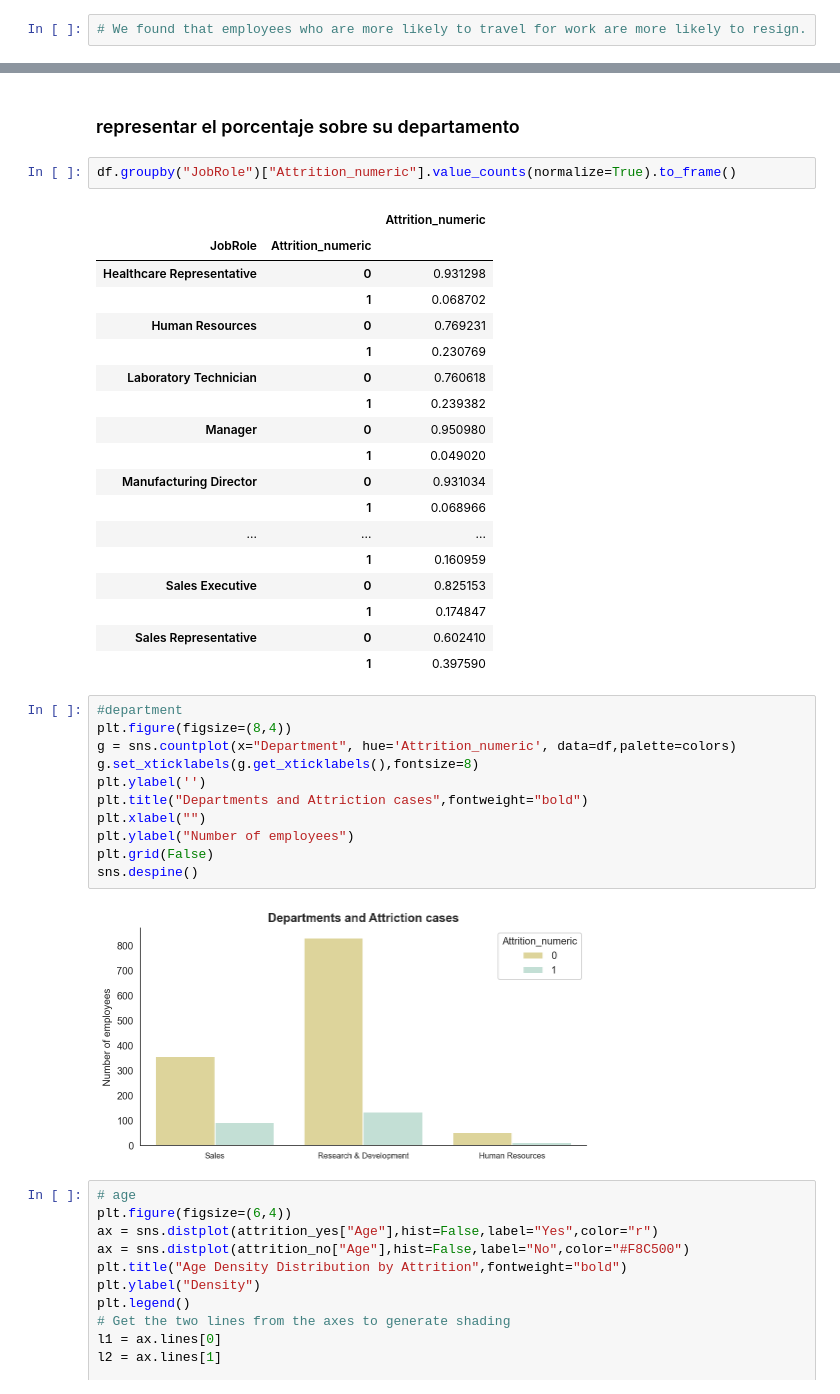
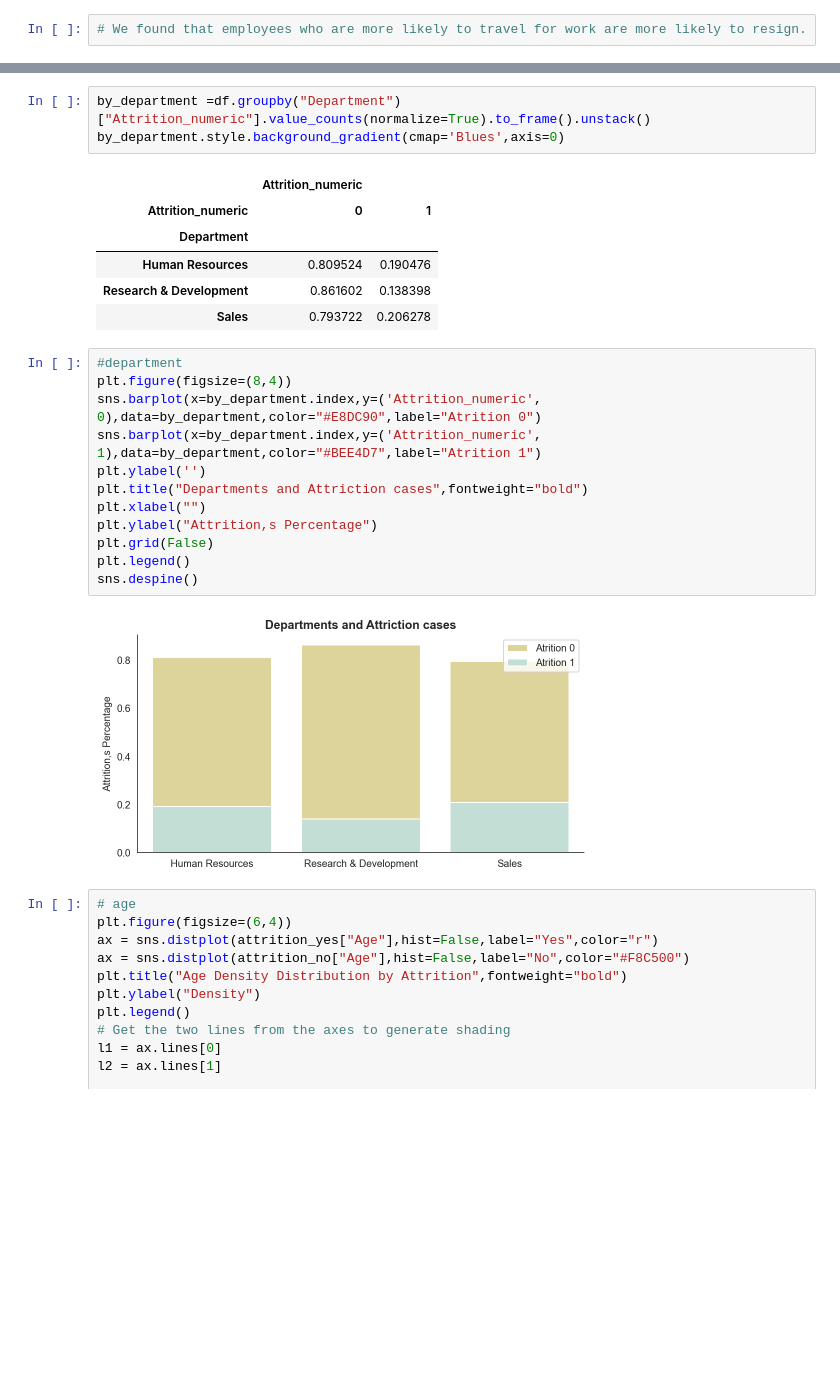
Before and after one commit to gonzalo71/TestGit, a Jupyter notebook: IBM_HR_Analytics_Employee.ipynb, the cells around one changed output, grey strips where cells are left out. Drawn from its saved outputs; the diff is of its cells as text; blank space fills up the shorter version.

```diff
--- a/IBM_HR_Analytics_Employee.ipynb
+++ b/IBM_HR_Analytics_Employee.ipynb
@@ -213,39 +257,27 @@ sns.despine()
-# %% [markdown]
-### representar el porcentaje sobre su departamento
 # %%
-df.groupby("JobRole")["Attrition_numeric"].value_counts(normalize=True).to_frame()
+by_department =df.groupby("Department")["Attrition_numeric"].value_counts(normalize=True).to_frame().unstack()
+by_department.style.background_gradient(cmap='Blues',axis=0)
 # %% [output]
-|  |  | Attrition_numeric |
-| JobRole | Attrition_numeric |  |
-| Healthcare Representative | 0 | 0.931298 |
-|  | 1 | 0.068702 |
-| Human Resources | 0 | 0.769231 |
-|  | 1 | 0.230769 |
-| Laboratory Technician | 0 | 0.760618 |
-|  | 1 | 0.239382 |
-| Manager | 0 | 0.950980 |
-|  | 1 | 0.049020 |
-| Manufacturing Director | 0 | 0.931034 |
-|  | 1 | 0.068966 |
-| ... | ... | ... |
-|  | 1 | 0.160959 |
-| Sales Executive | 0 | 0.825153 |
-|  | 1 | 0.174847 |
-| Sales Representative | 0 | 0.602410 |
-|  | 1 | 0.397590 |
+|  | Attrition_numeric |  |
+| Attrition_numeric | 0 | 1 |
+| Department |  |  |
+| Human Resources | 0.809524 | 0.190476 |
+| Research & Development | 0.861602 | 0.138398 |
+| Sales | 0.793722 | 0.206278 |
 # %%
 #department
 plt.figure(figsize=(8,4))
-g = sns.countplot(x="Department", hue='Attrition_numeric', data=df,palette=colors)
-g.set_xticklabels(g.get_xticklabels(),fontsize=8)
+sns.barplot(x=by_department.index,y=('Attrition_numeric', 0),data=by_department,color="#E8DC90",label="Atrition 0")
+sns.barplot(x=by_department.index,y=('Attrition_numeric', 1),data=by_department,color="#BEE4D7",label="Atrition 1")
 plt.ylabel('')
 plt.title("Departments and Attriction cases",fontweight="bold")
 plt.xlabel("")
-plt.ylabel("Number of employees")
+plt.ylabel("Attrition,s Percentage")
 plt.grid(False)
+plt.legend()
 sns.despine()
 # %% [output]
-[figure, old version]
+[figure, new version]
 # %%
 # age
 plt.figure(figsize=(6,4))
```
Also changed, not shown: parts of 45 cells of this notebook.
